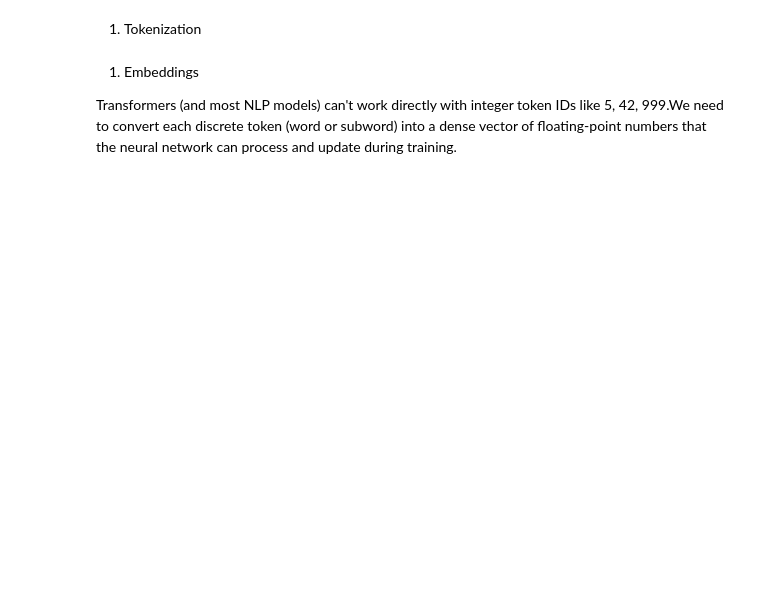
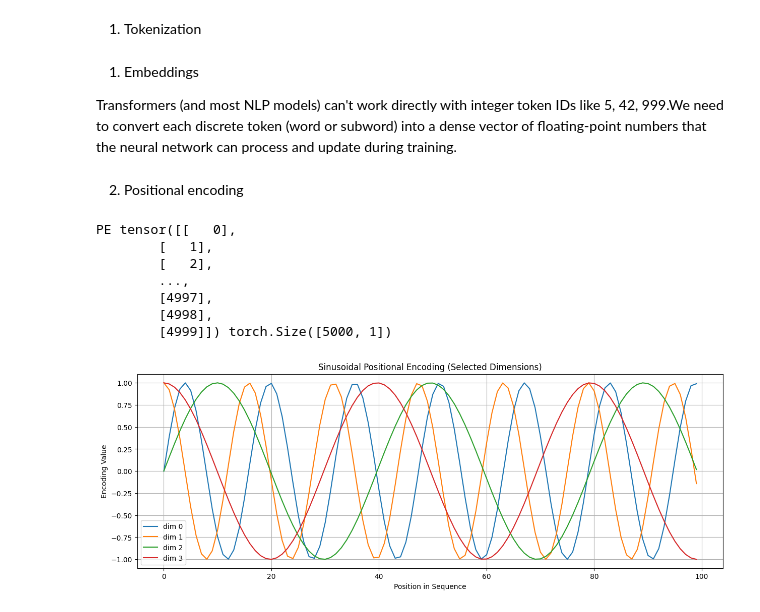
Before and after one commit to staszewski/math_notebooks, a Jupyter notebook: nn/sentiment_analysis_transformer.ipynb, the cells around one changed output. Cells and saved outputs as stored; diff of their text form; code cells hidden in the pictures; blank space fills up the shorter version.

Commit message:
wip: positional encoding

```diff
--- a/nn/sentiment_analysis_transformer.ipynb
+++ b/nn/sentiment_analysis_transformer.ipynb
@@ -48,3 +54,53 @@ class Embeddings(nn.Module):
 
     def forward(self, x):
         return self.lookup_table(x) * math.sqrt(self.d_model)
+# %% [markdown]
+2. Positional encoding
+# %%
+class PositionalEncoding(nn.Module):
+    def __init__(self, d_model, max_len = 5000, dropout = 0.1) -> None:
+        super().__init__()
+
+        self.dropout = nn.Dropout(p = dropout)
+        pe = torch.zeros(max_len, d_model)
+        position = torch.arange(0, max_len).unsqueeze(1)
+        div_term = torch.exp(torch.arange(0, d_model, 2) *
+                             -(math.log(10000.0) / d_model))
+
+        # Apply sine to even indices (0, 2, 4, ...)
+        pe[:, 0::2] = torch.sin(position * div_term)
+
+        # Apply cosine to odd indices (1, 3, 5, ...)
+        pe[:, 1::2] = torch.cos(position * div_term)
+        pe = pe.unsqueeze(0)
+
+        self.register_buffer("pe", pe)
+        print("PE", position, position.shape)
+
+    def forward(self, x):
+        x = x + self.pe[:, :x.size(1), :]
+        return self.dropout(x)
+# %%
+pe = PositionalEncoding(20, dropout=0)  # dropout=0 so we see pure signal
+
+# Input: batch of 1, sequence length 100, d_model=20
+y = pe(torch.zeros(1, 100, 20))  # call directly: pe(...) instead of pe.forward(...)
+
+# Plot dimensions 4 to 7 across 100 positions
+plt.figure(figsize=(15, 5))
+plt.plot(np.arange(100), y[0, :, 2:6].detach().cpu().numpy())
+plt.legend(["dim %d" % p for p in range(4)])
+plt.title("Sinusoidal Positional Encoding (Selected Dimensions)")
+plt.xlabel("Position in Sequence")
+plt.ylabel("Encoding Value")
+plt.grid(True)
+plt.show()
+# %% [output]
+PE tensor([[   0],
+        [   1],
+        [   2],
+        ...,
+        [4997],
+        [4998],
+        [4999]]) torch.Size([5000, 1])
+[figure, added]
```
Also changed, not shown: parts of 9 cells of this notebook.
